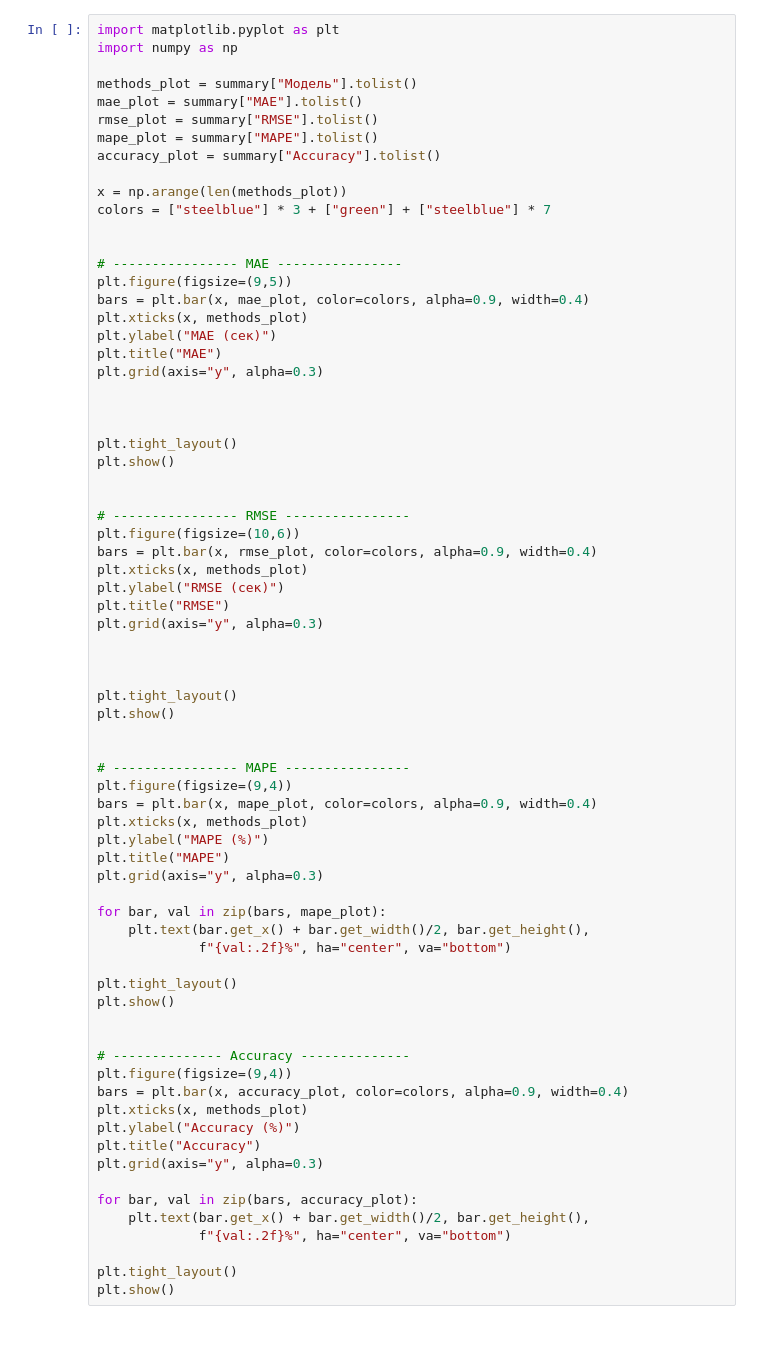
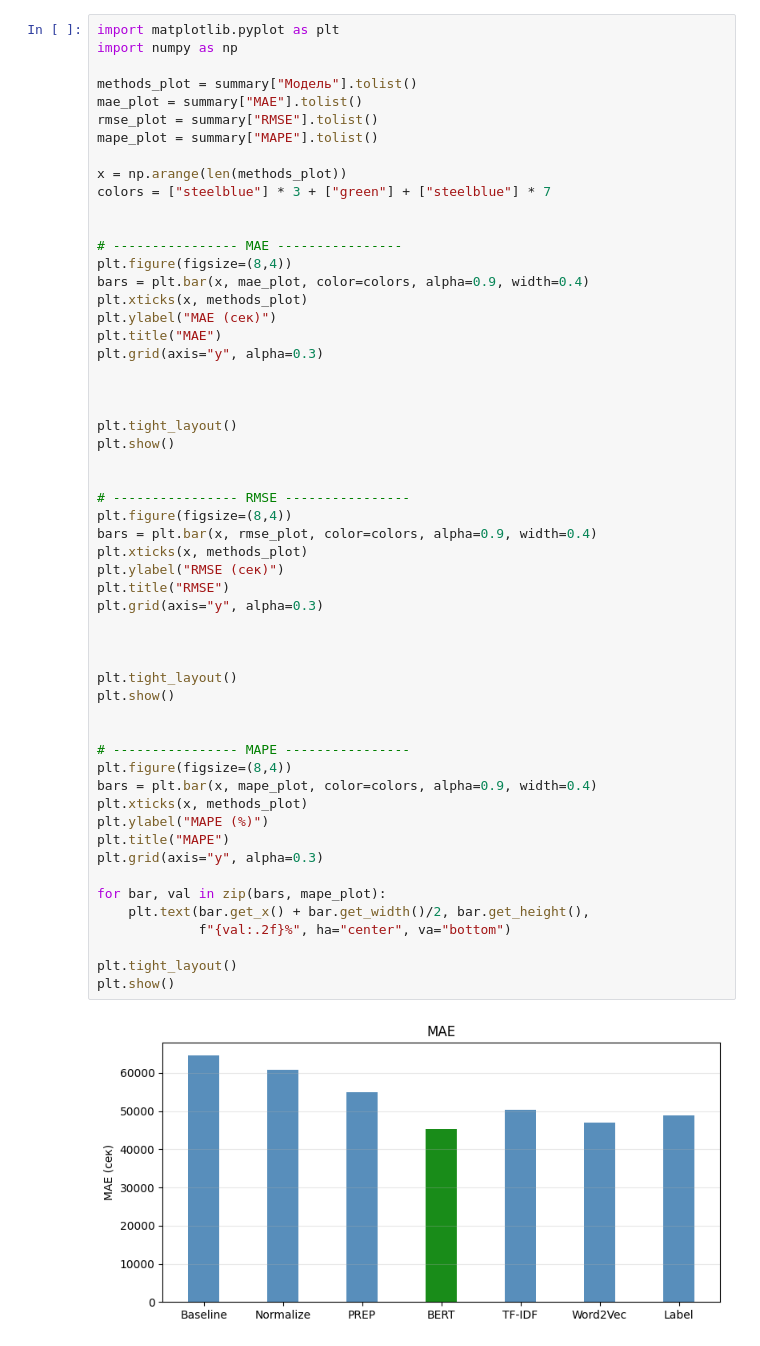
Before and after one commit to NikitM1/path-prediction, a Jupyter notebook: RandomForest.ipynb, the cells around one changed output. Drawn from its saved outputs; the diff is of its cells as text.

```diff
--- a/RandomForest.ipynb
+++ b/RandomForest.ipynb
@@ -230,14 +196,13 @@ methods_plot = summary["Модель"].tolist()
 mae_plot = summary["MAE"].tolist()
 rmse_plot = summary["RMSE"].tolist()
 mape_plot = summary["MAPE"].tolist()
-accuracy_plot = summary["Accuracy"].tolist()
 
 x = np.arange(len(methods_plot))
 colors = ["steelblue"] * 3 + ["green"] + ["steelblue"] * 7
 
 
 # ---------------- MAE ----------------
-plt.figure(figsize=(9,5))
+plt.figure(figsize=(8,4))
 bars = plt.bar(x, mae_plot, color=colors, alpha=0.9, width=0.4)
 plt.xticks(x, methods_plot)
 plt.ylabel("MAE (сек)")
@@ -249,48 +214,34 @@ plt.grid(axis="y", alpha=0.3)
 plt.tight_layout()
 plt.show()
 
 
 # ---------------- RMSE ----------------
-plt.figure(figsize=(10,6))
+plt.figure(figsize=(8,4))
 bars = plt.bar(x, rmse_plot, color=colors, alpha=0.9, width=0.4)
 plt.xticks(x, methods_plot)
 plt.ylabel("RMSE (сек)")
 plt.title("RMSE")
 plt.grid(axis="y", alpha=0.3)
 
 
 
 plt.tight_layout()
 plt.show()
 
 
 # ---------------- MAPE ----------------
-plt.figure(figsize=(9,4))
+plt.figure(figsize=(8,4))
 bars = plt.bar(x, mape_plot, color=colors, alpha=0.9, width=0.4)
 plt.xticks(x, methods_plot)
 plt.ylabel("MAPE (%)")
 plt.title("MAPE")
 plt.grid(axis="y", alpha=0.3)
 
 for bar, val in zip(bars, mape_plot):
     plt.text(bar.get_x() + bar.get_width()/2, bar.get_height(),
              f"{val:.2f}%", ha="center", va="bottom")
 
 plt.tight_layout()
 plt.show()
-
-
-# -------------- Accuracy --------------
-plt.figure(figsize=(9,4))
-bars = plt.bar(x, accuracy_plot, color=colors, alpha=0.9, width=0.4)
-plt.xticks(x, methods_plot)
-plt.ylabel("Accuracy (%)")
-plt.title("Accuracy")
-plt.grid(axis="y", alpha=0.3)
-
-for bar, val in zip(bars, accuracy_plot):
-    plt.text(bar.get_x() + bar.get_width()/2, bar.get_height(),
-             f"{val:.2f}%", ha="center", va="bottom")
-
-plt.tight_layout()
-plt.show()
+# %% [output]
+[figure, added]
```
Also changed, not shown: parts of 9 cells of this notebook, 55 other files.
